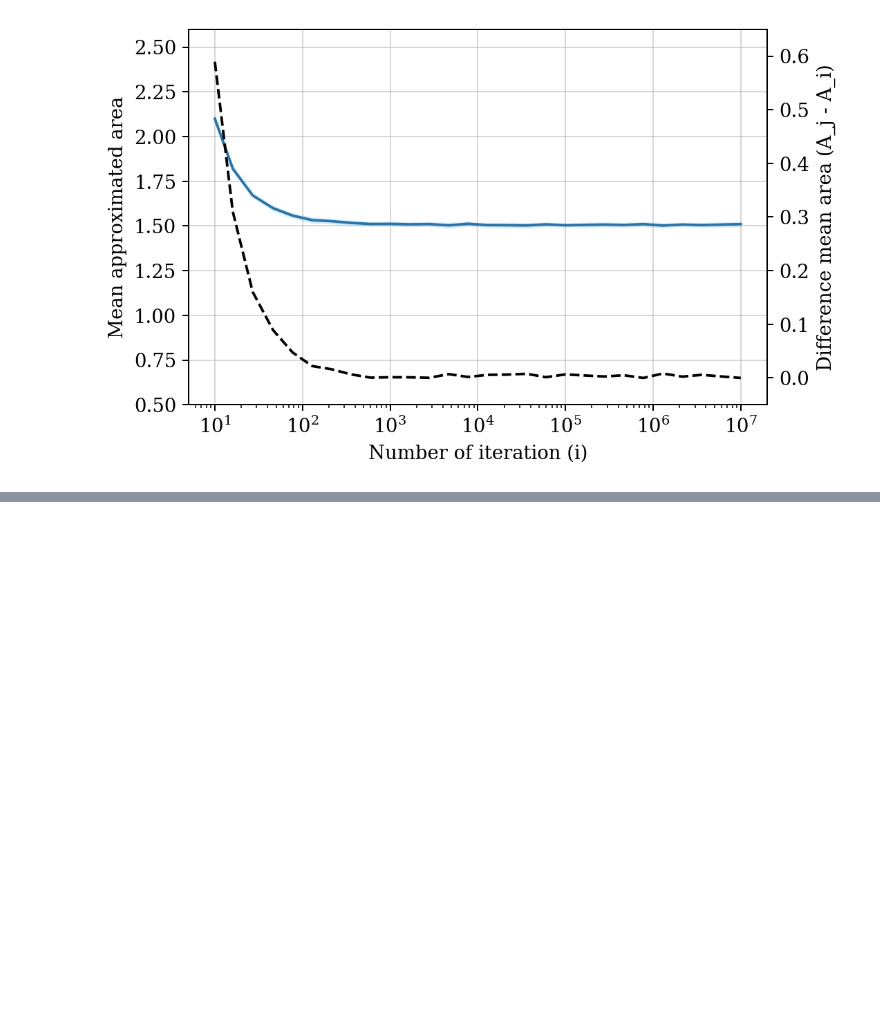
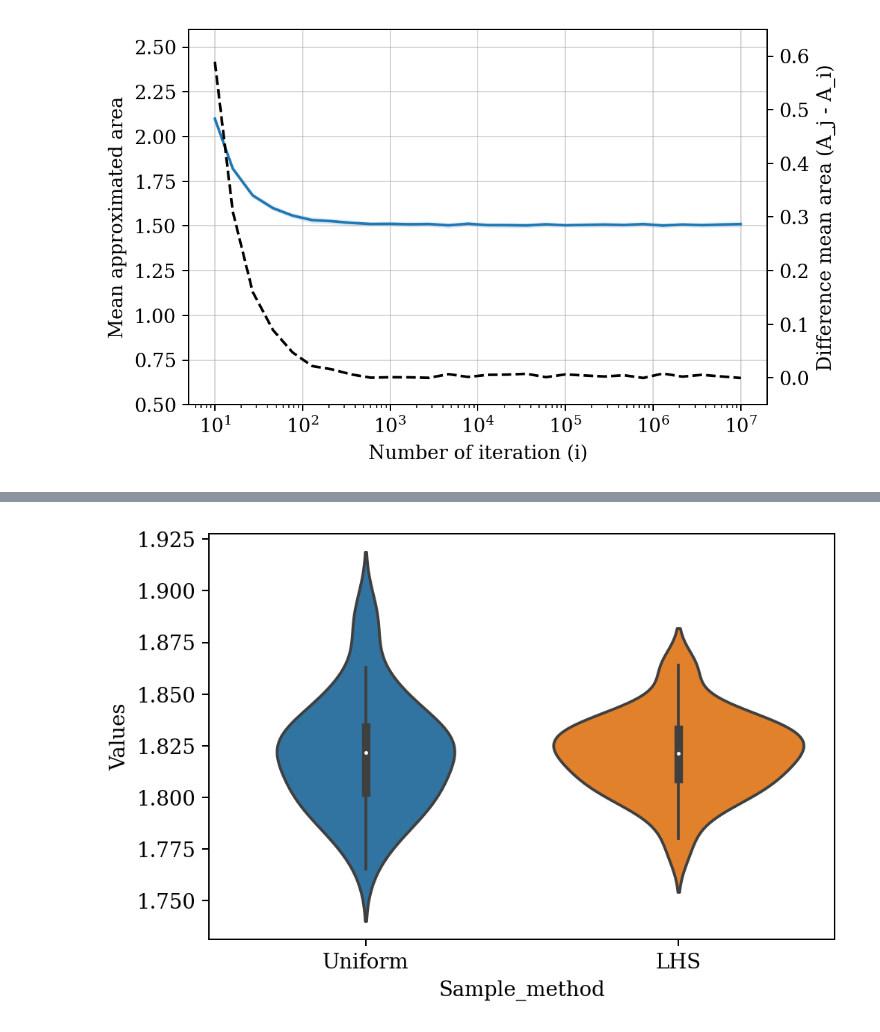
Before and after one commit to soudy/stoch-simulation-assignment1, a Jupyter notebook: notebooks/Mandelbrot_Monte_Carlo.ipynb, the cells around one changed output, grey strips where cells are left out. Cells and saved outputs as stored; diff of their text form; code cells hidden in the pictures; blank space fills up the shorter version.

```diff
--- a/notebooks/Mandelbrot_Monte_Carlo.ipynb
+++ b/notebooks/Mandelbrot_Monte_Carlo.ipynb
@@ -383,0 +399,12 @@ Plotter_I(Approx_areas_list_I_LHS, iteration_range_I_LHS)
+# %%
+#Smallest values
+Values_Uniform = np.array(Approx_areas_list_I_Uni)[:,1]
+Values_LHS = np.array(Approx_areas_list_I_LHS)[:,1]
+Data_uniform = np.array([np.repeat("Uniform", len(Values_Uniform)), Values_Uniform])
+Data_LHS = np.array([np.repeat("LHS", len(Values_LHS)), Values_LHS])
+Data = np.concatenate([Data_uniform, Data_LHS], axis = 1)
+df = pd.DataFrame(Data.T, columns = ["Sample_method", "Values"])
+df = df.astype({"Values" : float})
+ax = sns.violinplot(x="Sample_method", y="Values", data=df)
+# %% [output]
+[figure, added]
```
Also changed, not shown: parts of 3 cells of this notebook.
